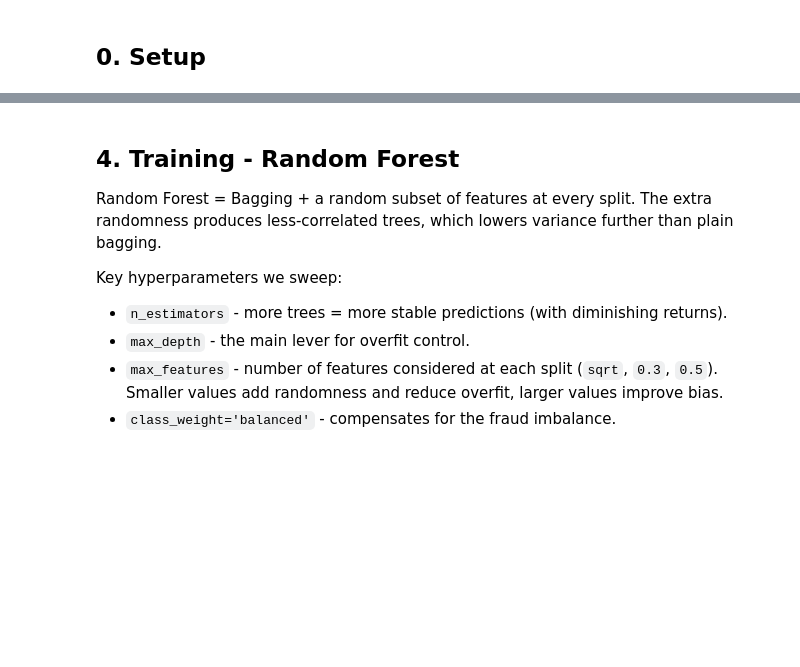
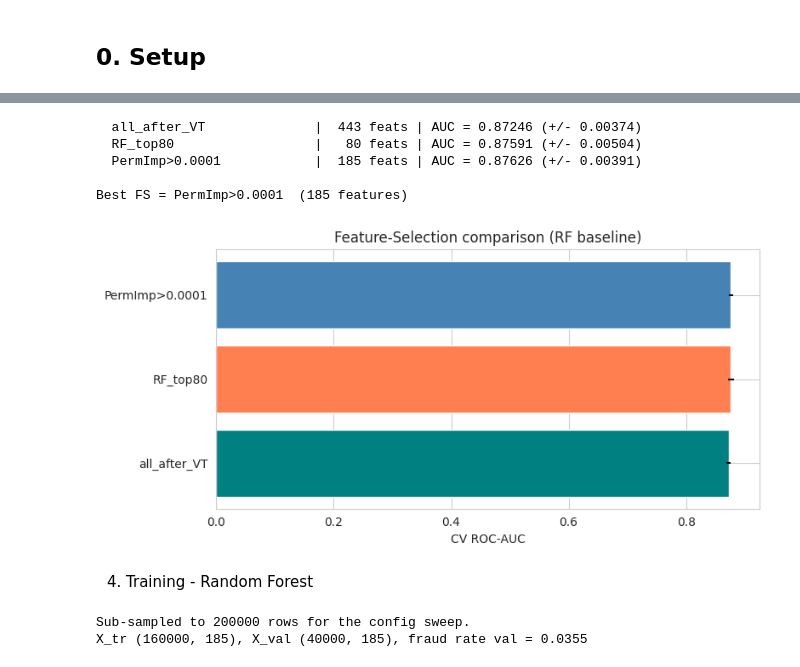
Before and after one commit to romaxod/ML-HW2, a Jupyter notebook: model_experiment_RandomForest.ipynb, the cells around one changed output, grey strips where cells are left out. Cells and saved outputs as stored; diff of their text form; code cells hidden in the pictures; blank space fills up the shorter version.

```diff
--- a/model_experiment_RandomForest.ipynb
+++ b/model_experiment_RandomForest.ipynb
@@ -431,71 +420,56 @@ for name, cols in FEATURE_SETS.items():
 # %%
 from sklearn.ensemble import RandomForestClassifier as _QuickRF
 quick = _QuickRF(n_estimators=80, max_depth=8, n_jobs=-1,
                  class_weight='balanced', random_state=SEED)
 cv = StratifiedKFold(n_splits=3, shuffle=True, random_state=SEED)
 sample_idx = np.random.RandomState(SEED).choice(len(X_train_fe),
                                                 size=min(60000, len(X_train_fe)),
                                                 replace=False)
 
 fs_results = []
 for name, cols in FEATURE_SETS.items():
     Xs = X_train_fe[cols].iloc[sample_idx].values
     aucs = cross_val_score(quick, Xs, y[sample_idx], cv=cv,
                            scoring='roc_auc', n_jobs=-1)
     fs_results.append({'method': name, 'n_feat': len(cols),
                        'mean_auc': aucs.mean(), 'std_auc': aucs.std()})
     print(f"  {name:25s} | {len(cols):4d} feats | AUC = {aucs.mean():.5f} (+/- {aucs.std():.5f})")
 
 fs_df = pd.DataFrame(fs_results).sort_values('mean_auc', ascending=False)
 best_fs_name = fs_df.iloc[0]['method']
 SELECTED_FEATURES = FEATURE_SETS[best_fs_name]
 print(f"\nBest FS = {best_fs_name}  ({len(SELECTED_FEATURES)} features)")
 
 fig, ax = plt.subplots(figsize=(8,4))
 ax.barh(fs_df['method'], fs_df['mean_auc'], xerr=fs_df['std_auc'],
         color=['steelblue','coral','teal'])
 ax.set_xlabel('CV ROC-AUC'); ax.invert_yaxis()
 ax.set_title('Feature-Selection comparison (RF baseline)')
 plt.tight_layout(); plt.show()
-
-print("""
-ANALYSIS (tree feature selection):
-- Tree-based models tolerate correlation, so 'all_after_VT' often wins or only
-  loses by a small margin - the tree ensemble itself decides which feature to
-  use at each split.
-- RF importance top-K balances accuracy and speed well. Increasing K beyond ~80
-  rarely changes AUC because the marginal contribution of the tail features is
-  approximately zero.
-- Permutation importance is the strictest filter - it removes features that
-  appear important in `feature_importances_` but, when shuffled, do not actually
-  change AUC (i.e. spurious importance from training-set memorization). It
-  shrinks the feature set the most aggressively, which can hurt if too many
-  truly-marginal-but-useful features get cut.
-""")
+# %% [output]
+  all_after_VT              |  443 feats | AUC = 0.87246 (+/- 0.00374)
+  RF_top80                  |   80 feats | AUC = 0.87591 (+/- 0.00504)
+  PermImp>0.0001            |  185 feats | AUC = 0.87626 (+/- 0.00391)
+
+Best FS = PermImp>0.0001  (185 features)
+[figure, added]
-# %% [markdown]
-## 4. Training - Random Forest
-
-Random Forest = Bagging + a random subset of features at every split. The extra
-randomness produces less-correlated trees, which lowers variance further than
-plain bagging.
-
-Key hyperparameters we sweep:
-
-* `n_estimators` - more trees = more stable predictions (with diminishing returns).
-* `max_depth` - the main lever for overfit control.
-* `max_features` - number of features considered at each split (`sqrt`, `0.3`, `0.5`).
-  Smaller values add randomness and reduce overfit, larger values improve bias.
-* `class_weight='balanced'` - compensates for the fraud imbalance.
+# %% [markdown]
+ 4. Training - Random Forest
 # %%
+# === Section 4 setup: helpers + sub-sampled train/val split =====================
+
 def fit_eval(model, X_tr, y_tr, X_val, y_val, cv=None):
     """Train + return metrics dict (no MLflow side-effects)."""
     model.fit(X_tr, y_tr)
     if hasattr(model, "predict_proba"):
         p_tr  = model.predict_proba(X_tr)[:, 1]
         p_val = model.predict_proba(X_val)[:, 1]
-    else:
+    elif hasattr(model, "decision_function"):
         p_tr  = model.decision_function(X_tr)
         p_val = model.decision_function(X_val)
+    else:
+        p_tr  = model.predict(X_tr)
+        p_val = model.predict(X_val)
     pr_tr  = (p_tr  > 0.5).astype(int)
     pr_val = (p_val > 0.5).astype(int)
     metrics = {
@@ -510,7 +484,7 @@ def fit_eval(model, X_tr, y_tr, X_val, y_val, cv=None):
     }
     if cv is not None:
         cv_aucs = cross_val_score(model, X_tr, y_tr, cv=cv,
-                                  scoring='roc_auc', n_jobs=-1)
+                                  scoring='roc_auc', n_jobs=1)
         metrics['cv_auc_mean'] = cv_aucs.mean()
         metrics['cv_auc_std']  = cv_aucs.std()
     return metrics
@@ -521,6 +495,26 @@ def print_m(tag, m):
         print(f"    {k:14s} = {v:.5f}")
 
 results_log = []
+
+# --- Sub-sample for the per-config sweep on Kaggle -----------------------------
+# Heavy ensembles on full 590k rows take 10-15 min per fit -> 60+ min for a sweep.
+# We fit each config on 200k rows (stable AUC ranking) and refit the BEST config
+# on the full data later in section 5.
+TRAIN_SUB_N = 200_000
+sub_idx = np.random.RandomState(SEED).choice(
+    len(X_train_fe), size=min(TRAIN_SUB_N, len(X_train_fe)), replace=False)
+
+cv5   = StratifiedKFold(n_splits=5, shuffle=True, random_state=SEED)
+X_sel = X_train_fe[SELECTED_FEATURES].iloc[sub_idx].astype(np.float32).values
+y_sub = y[sub_idx]
+X_tr, X_val, y_tr, y_val = train_test_split(
+    X_sel, y_sub, test_size=0.2, stratify=y_sub, random_state=SEED)
+
+print(f"Sub-sampled to {len(sub_idx)} rows for the config sweep.")
+print(f"X_tr {X_tr.shape}, X_val {X_val.shape}, fraud rate val = {y_val.mean():.4f}")
+# %% [output]
+Sub-sampled to 200000 rows for the config sweep.
+X_tr (160000, 185), X_val (40000, 185), fraud rate val = 0.0355
 # %%
 from sklearn.ensemble import RandomForestClassifier
 
```
Also changed, not shown: parts of 34 cells of this notebook.
